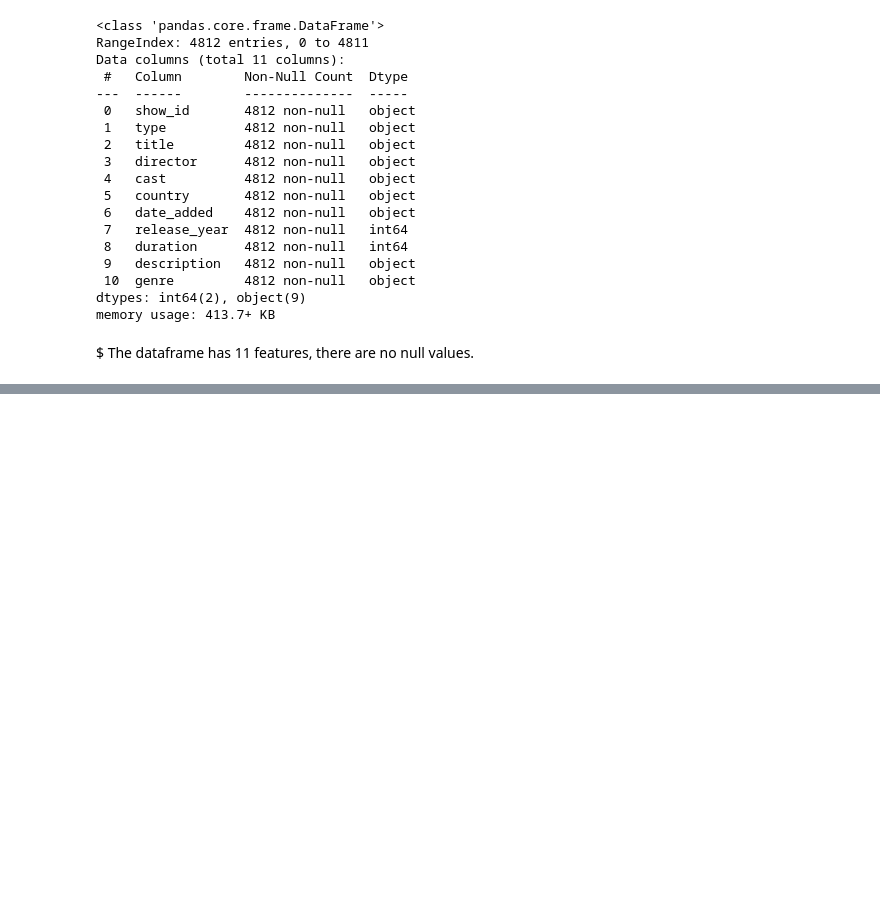
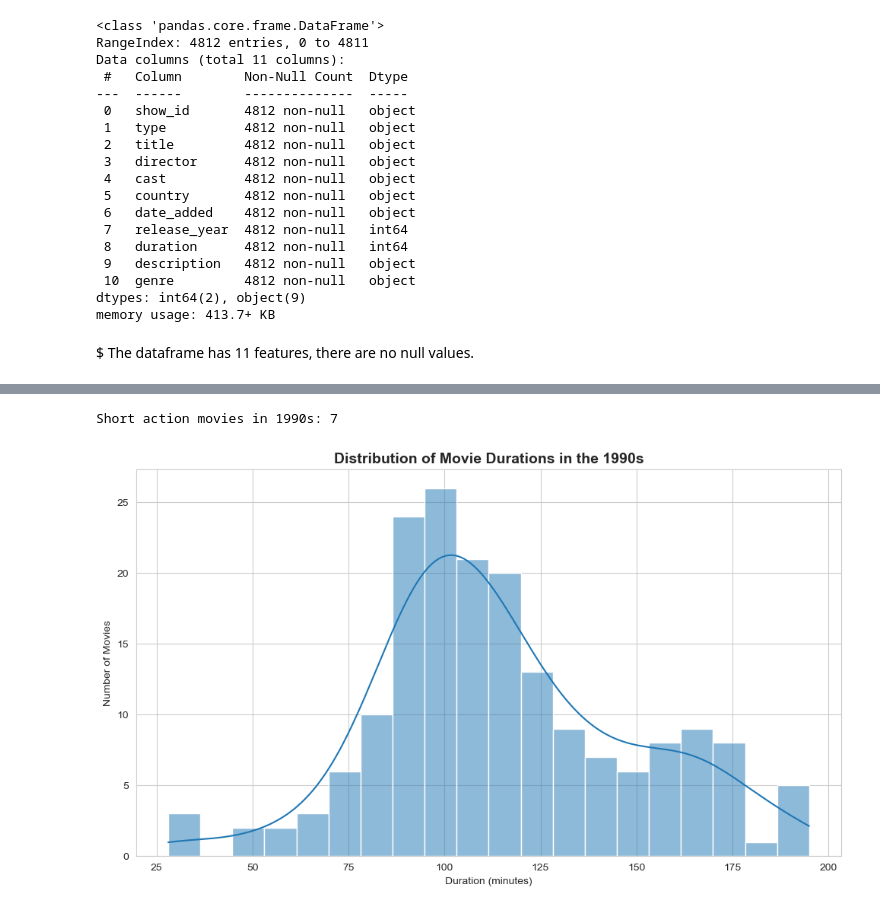
Before and after one commit to thasvithu/Data-Science-Projects-Portfolio, a Jupyter notebook: 01 Beginner/02 Investigating Netflix Movies/notebook.ipynb, the cells around one changed output, grey strips where cells are left out. Drawn from its saved outputs; the diff is of its cells as text; code cells hidden in the pictures; blank space fills up the shorter version.

```diff
--- a/01 Beginner/02 Investigating Netflix Movies/notebook.ipynb
+++ b/01 Beginner/02 Investigating Netflix Movies/notebook.ipynb
@@ -29,6 +29,7 @@ We aim to perform Exploratory Data Analysis (EDA) and answer specific questions
 # %%
-# Importing relevent libraries
+# importing necessary libraries
 import pandas as pd
-import numpy as np
 import matplotlib.pyplot as plt
 import seaborn as sns
+sns.set_style("whitegrid")
+sns.set_palette("tab10")
@@ -203,0 +101,4 @@ df.duplicated().sum()
+# %%
+# filter the dataset that contain only 90s movies
+df_90s = df[(df["release_year"] >= 1990) & (df["release_year"] < 2000) & (df["type"] == "Movie")]
+df_90s
@@ -203,0 +154,5 @@ df.duplicated().sum()
+# %%
+short_movie_count = action_movies_90s.shape[0]
+print("Short action movies in 1990s:", short_movie_count)
+# %% [output]
+Short action movies in 1990s: 7
@@ -203,0 +163,11 @@ df.duplicated().sum()
+# %%
+# Duration Distribution of 1990s Movies
+plt.figure(figsize=(10, 6))
+sns.histplot(data=df_90s['duration'], bins=20, kde=True)
+plt.title('Distribution of Movie Durations in the 1990s', fontsize=14, fontweight='bold')
+plt.xlabel('Duration (minutes)')
+plt.ylabel('Number of Movies')
+plt.tight_layout()
+plt.show()
+# %% [output]
+[figure, added]
```
Also changed, not shown: parts of 30 cells of this notebook, 3 other files.
